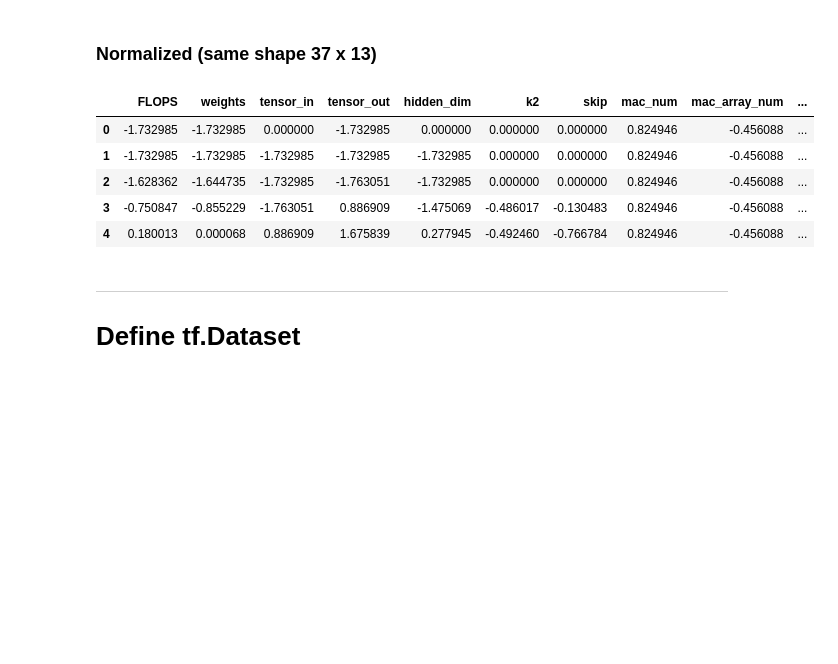
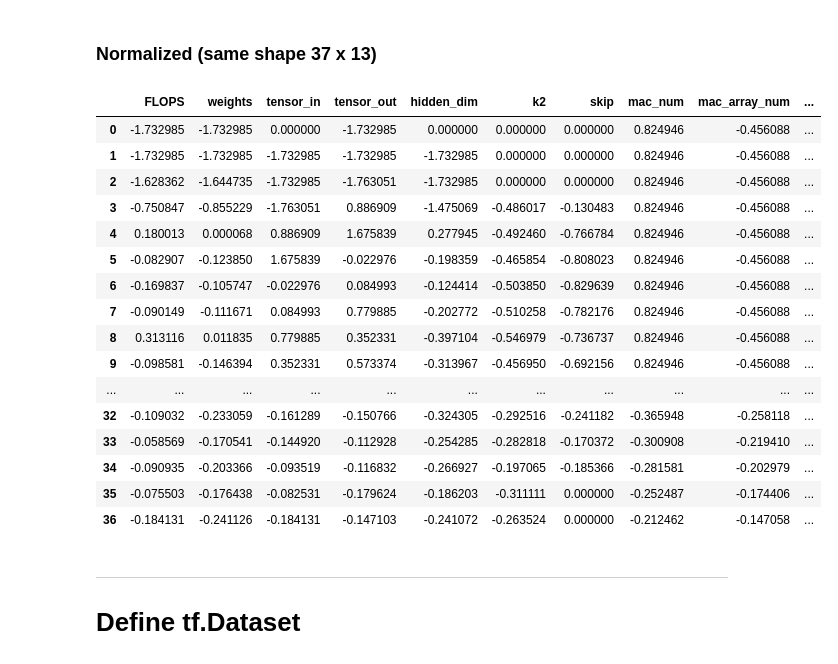
Before and after one commit to RoxaneFis/single-path-nas, a Jupyter notebook: HAS/treatment_full_blocks.ipynb, the cells around one changed output. Cells and saved outputs as stored; diff of their text form; code cells hidden in the pictures; blank space fills up the shorter version.

```diff
--- a/HAS/treatment_full_blocks.ipynb
+++ b/HAS/treatment_full_blocks.ipynb
@@ -155,14 +166,25 @@ pd.DataFrame(X_train[0],columns = values_to_keep +HW_param).head()
 # %% [markdown]
 ### Normalized (same shape 37 x 13)
 # %%
-pd.DataFrame(X_train_norm[0], columns=values_to_keep +HW_param).head()
+pd.DataFrame(X_train_norm[0], columns=values_to_keep +HW_param)
 # %% [output]
 |  | FLOPS | weights | tensor_in | tensor_out | hidden_dim | k2 | skip | mac_num | mac_array_num | ... |
 | 0 | -1.732985 | -1.732985 | 0.000000 | -1.732985 | 0.000000 | 0.000000 | 0.000000 | 0.824946 | -0.456088 | ... |
 | 1 | -1.732985 | -1.732985 | -1.732985 | -1.732985 | -1.732985 | 0.000000 | 0.000000 | 0.824946 | -0.456088 | ... |
 | 2 | -1.628362 | -1.644735 | -1.732985 | -1.763051 | -1.732985 | 0.000000 | 0.000000 | 0.824946 | -0.456088 | ... |
 | 3 | -0.750847 | -0.855229 | -1.763051 | 0.886909 | -1.475069 | -0.486017 | -0.130483 | 0.824946 | -0.456088 | ... |
 | 4 | 0.180013 | 0.000068 | 0.886909 | 1.675839 | 0.277945 | -0.492460 | -0.766784 | 0.824946 | -0.456088 | ... |
+| 5 | -0.082907 | -0.123850 | 1.675839 | -0.022976 | -0.198359 | -0.465854 | -0.808023 | 0.824946 | -0.456088 | ... |
+| 6 | -0.169837 | -0.105747 | -0.022976 | 0.084993 | -0.124414 | -0.503850 | -0.829639 | 0.824946 | -0.456088 | ... |
+| 7 | -0.090149 | -0.111671 | 0.084993 | 0.779885 | -0.202772 | -0.510258 | -0.782176 | 0.824946 | -0.456088 | ... |
+| 8 | 0.313116 | 0.011835 | 0.779885 | 0.352331 | -0.397104 | -0.546979 | -0.736737 | 0.824946 | -0.456088 | ... |
+| 9 | -0.098581 | -0.146394 | 0.352331 | 0.573374 | -0.313967 | -0.456950 | -0.692156 | 0.824946 | -0.456088 | ... |
+| ... | ... | ... | ... | ... | ... | ... | ... | ... | ... | ... |
+| 32 | -0.109032 | -0.233059 | -0.161289 | -0.150766 | -0.324305 | -0.292516 | -0.241182 | -0.365948 | -0.258118 | ... |
+| 33 | -0.058569 | -0.170541 | -0.144920 | -0.112928 | -0.254285 | -0.282818 | -0.170372 | -0.300908 | -0.219410 | ... |
+| 34 | -0.090935 | -0.203366 | -0.093519 | -0.116832 | -0.266927 | -0.197065 | -0.185366 | -0.281581 | -0.202979 | ... |
+| 35 | -0.075503 | -0.176438 | -0.082531 | -0.179624 | -0.186203 | -0.311111 | 0.000000 | -0.252487 | -0.174406 | ... |
+| 36 | -0.184131 | -0.241126 | -0.184131 | -0.147103 | -0.241072 | -0.263524 | 0.000000 | -0.212462 | -0.147058 | ... |
 # %% [markdown]
 ----------
 # Define tf.Dataset
```
Also changed, not shown: parts of 1 cell of this notebook, 8 other files.
